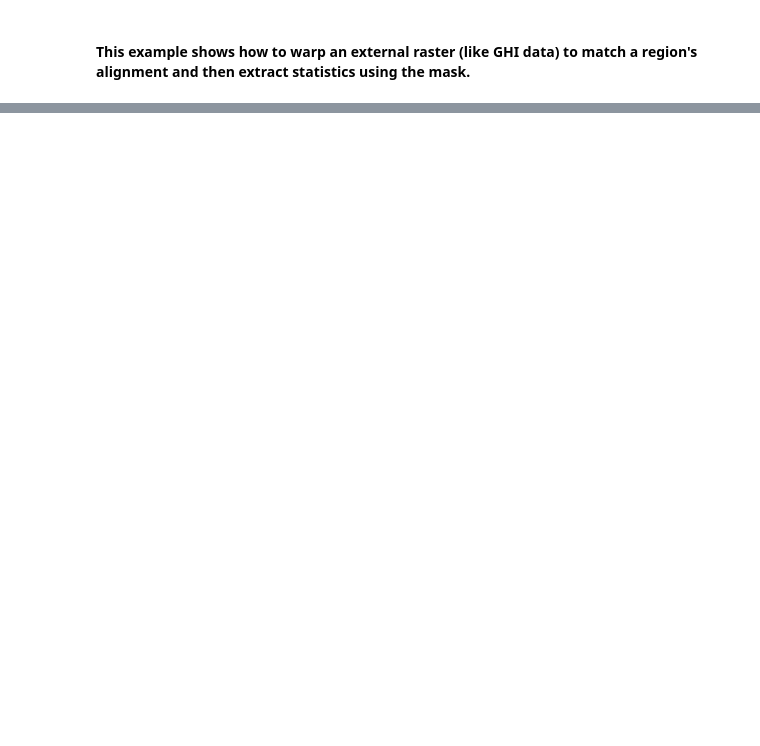
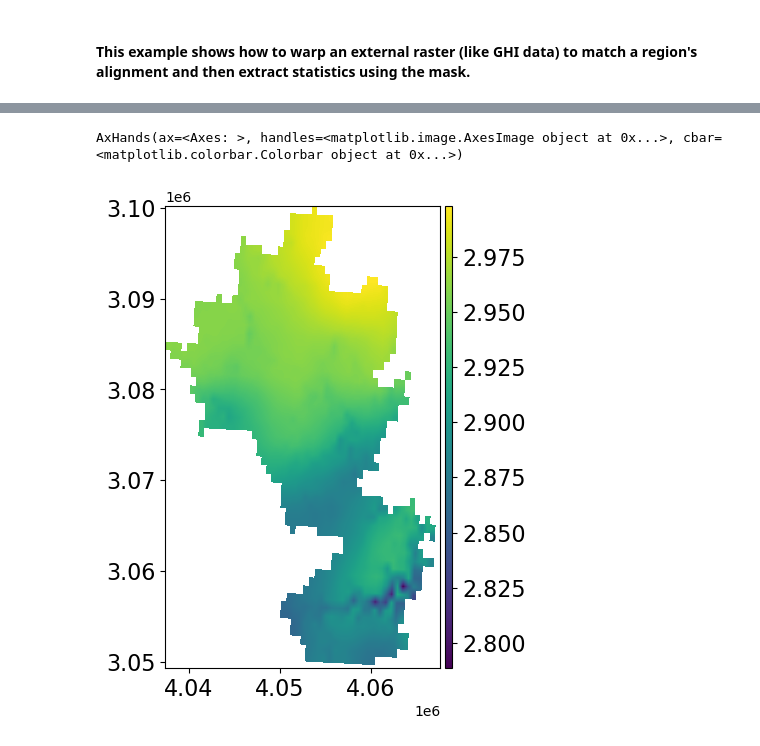
Before and after one commit to FZJ-IEK3-VSA/geokit, a Jupyter notebook: Examples/_05_combine_raster_and_vector/_2_raster_integration.ipynb, the cells around one changed output, grey strips where cells are left out. Drawn from its saved outputs; the diff is of its cells as text; code cells hidden in the pictures; blank space fills up the shorter version.

```diff
--- a/Examples/_05_combine_raster_and_vector/_2_raster_integration.ipynb
+++ b/Examples/_05_combine_raster_and_vector/_2_raster_integration.ipynb
@@ -27,0 +30,6 @@ Mean GHI in Region: 2.9311041831970215
+# %%
+## Draw Masked Raster
+gk.drawRaster(ghi_data_masked, figsize=(6, 6))
+# %% [output]
+AxHands(ax=<Axes: >, handles=<matplotlib.image.AxesImage object at 0x...>, cbar=<matplotlib.colorbar.Colorbar object at 0x...>)
+[figure, added]
```
Also changed, not shown: parts of 1 cell of this notebook, 1 other file.
